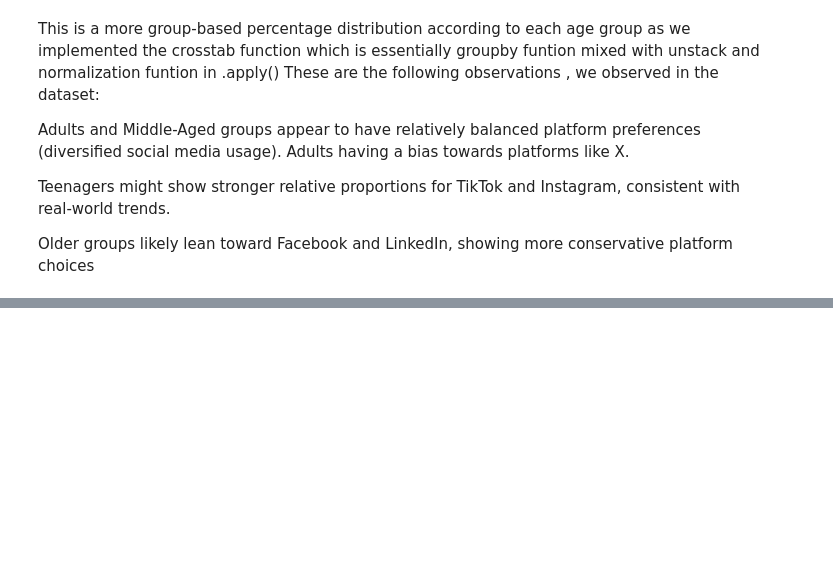
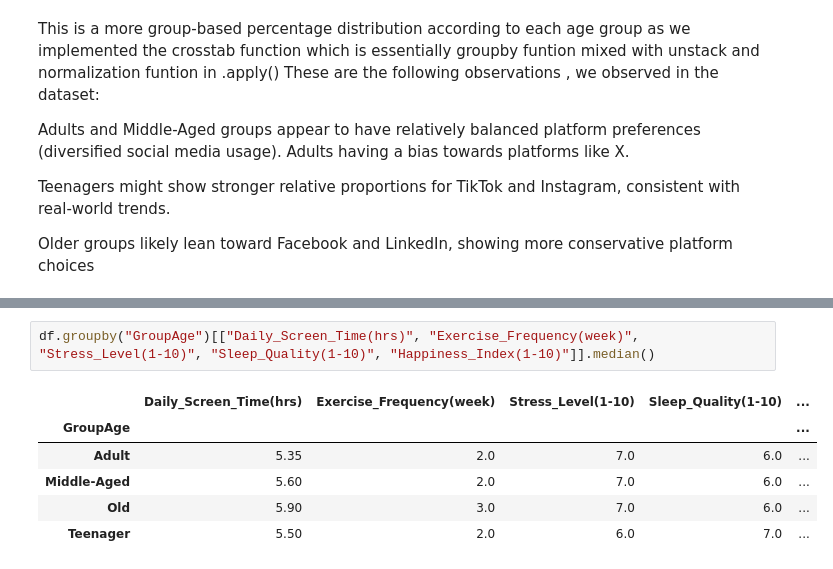
Before and after one commit to Ashmit-rai17/SocialMedia-Usage-Analysis, a Jupyter notebook: eda.ipynb, the cells around one changed output, grey strips where cells are left out. Drawn from its saved outputs; the diff is of its cells as text; blank space fills up the shorter version.

Commit message:
added median based observations

```diff
--- a/eda.ipynb
+++ b/eda.ipynb
@@ -236,0 +258,9 @@ Older groups likely lean toward Facebook and LinkedIn, showing more conservative
+# %%
+df.groupby("GroupAge")[["Daily_Screen_Time(hrs)", "Exercise_Frequency(week)", "Stress_Level(1-10)", "Sleep_Quality(1-10)", "Happiness_Index(1-10)"]].median()
+# %% [output]
+|  | Daily_Screen_Time(hrs) | Exercise_Frequency(week) | Stress_Level(1-10) | Sleep_Quality(1-10) | ... |
+| GroupAge |  |  |  |  | ... |
+| Adult | 5.35 | 2.0 | 7.0 | 6.0 | ... |
+| Middle-Aged | 5.60 | 2.0 | 7.0 | 6.0 | ... |
+| Old | 5.90 | 3.0 | 7.0 | 6.0 | ... |
+| Teenager | 5.50 | 2.0 | 6.0 | 7.0 | ... |
```
Also changed, not shown: parts of 5 cells of this notebook.
